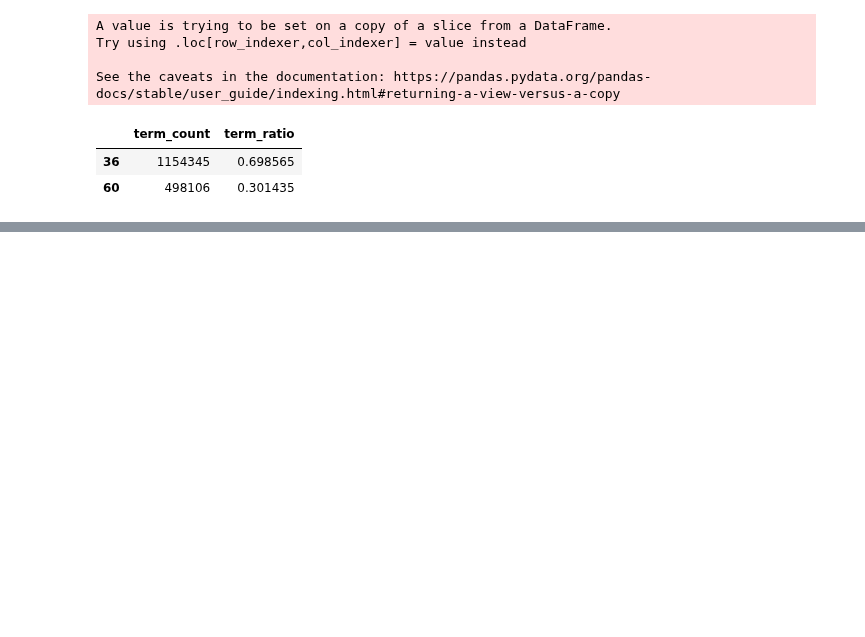
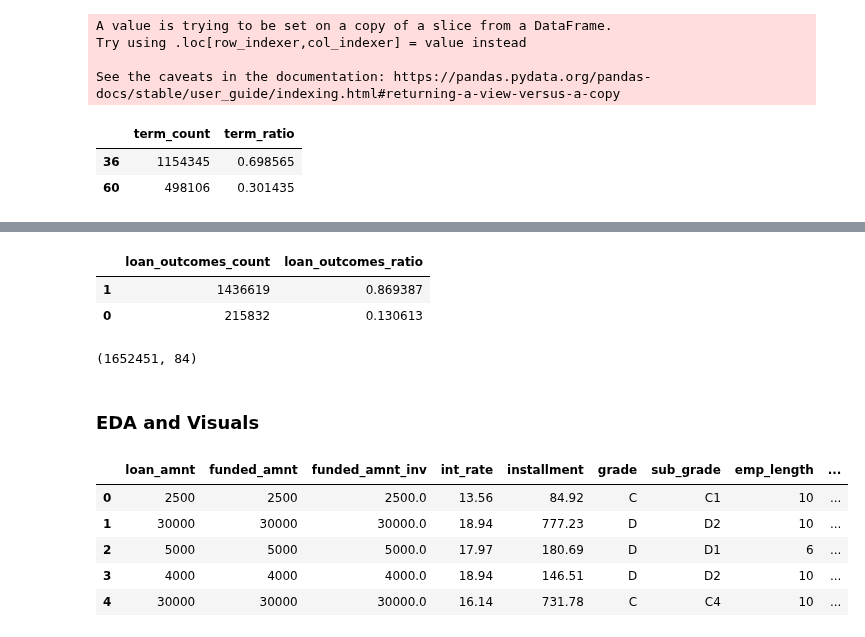
Before and after one commit to WickedoneC/Finance_Projects, a Jupyter notebook: Lending_Club_0524/Personal_Loans.ipynb, the cells around one changed output, grey strips where cells are left out. Drawn from its saved outputs; the diff is of its cells as text; code cells hidden in the pictures; blank space fills up the shorter version.

```diff
--- a/Lending_Club_0524/Personal_Loans.ipynb
+++ b/Lending_Club_0524/Personal_Loans.ipynb
@@ -230,0 +264,12 @@ df['months_since_issue'] = (df.current_d-df.issue_d).astype('timedelta64[M]') +
+# %%
+good = ['Fully Paid', 'Current']
+bad = [list(prettyTable(df, 'loan_status')[2:].index)]
+# %%
+loan_outcomes = np.where(df['loan_status'].isin(good), 1, 0)
+display(loan_outcomes)
+
+unique, counts = np.unique(loan_outcomes, return_counts=True)
+display(dict(zip(unique, counts)))
+
+display(prettyTable(df, 'loan_status')[:2]['loan_status_count'].sum())
+display(prettyTable(df, 'loan_status')[2:]['loan_status_count'].sum())
@@ -230,0 +281,25 @@ df['months_since_issue'] = (df.current_d-df.issue_d).astype('timedelta64[M]') +
+# %%
+df['loan_outcomes'] = loan_outcomes
+prettyTable(df, 'loan_outcomes')
+# %% [output]
+|  | loan_outcomes_count | loan_outcomes_ratio |
+| 1 | 1436619 | 0.869387 |
+| 0 | 215832 | 0.130613 |
+# %%
+# drop current_d
+df = df.drop('current_d', axis = 1)
+# %%
+df.shape
+# %% [output]
+(1652451, 84)
+# %% [markdown]
+### EDA and Visuals
+# %%
+df.head()
+# %% [output]
+|  | loan_amnt | funded_amnt | funded_amnt_inv | int_rate | installment | grade | sub_grade | emp_length | ... |
+| 0 | 2500 | 2500 | 2500.0 | 13.56 | 84.92 | C | C1 | 10 | ... |
+| 1 | 30000 | 30000 | 30000.0 | 18.94 | 777.23 | D | D2 | 10 | ... |
+| 2 | 5000 | 5000 | 5000.0 | 17.97 | 180.69 | D | D1 | 6 | ... |
+| 3 | 4000 | 4000 | 4000.0 | 18.94 | 146.51 | D | D2 | 10 | ... |
+| 4 | 30000 | 30000 | 30000.0 | 16.14 | 731.78 | C | C4 | 10 | ... |
```
Also changed, not shown: parts of 15 cells of this notebook.
